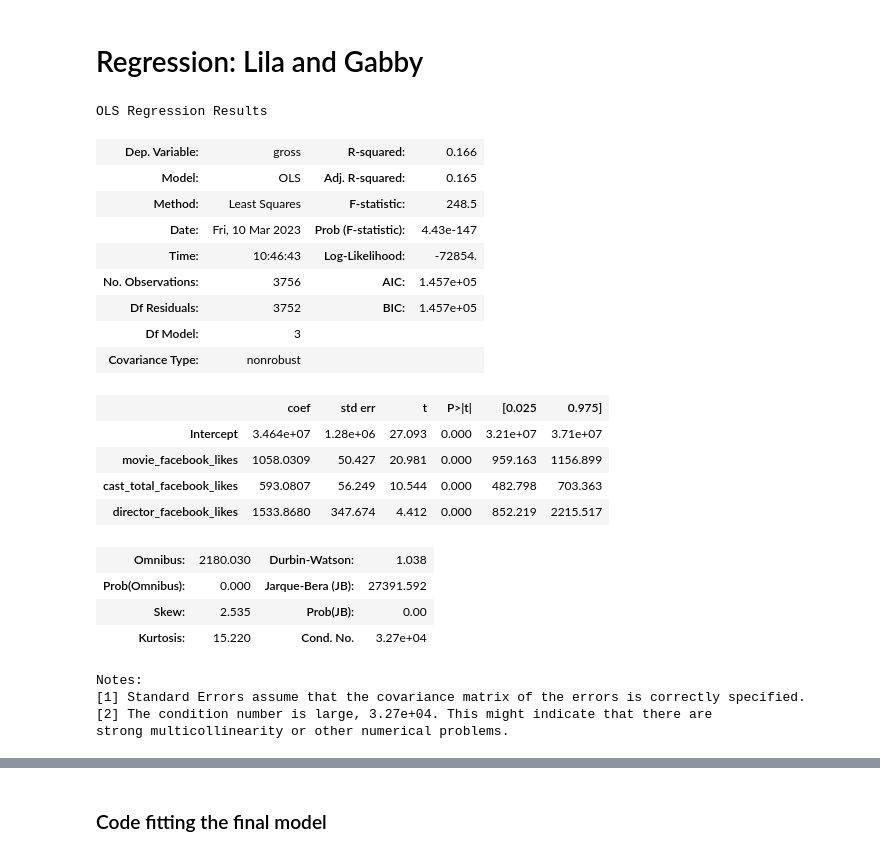
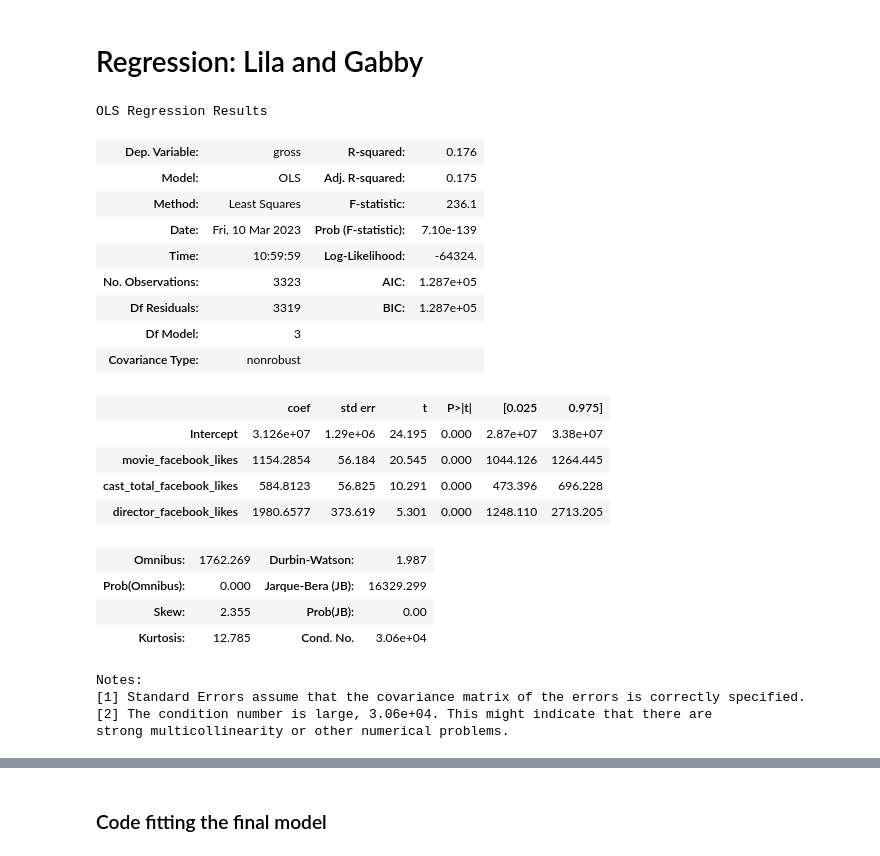
Before and after one commit to kennyeon/Too-Pullz-Project, a Jupyter notebook: Project Code Template.ipynb, the cells around one changed output, grey strips where cells are left out. Saved outputs shown, nothing was run; the diff lists cells and outputs as text; code cells hidden in the pictures.

```diff
--- a/Project Code Template.ipynb
+++ b/Project Code Template.ipynb
@@ -175,0 +200,3 @@ print(vif_data)
+# %%
+cut_bins = [0, 114, 122, 134, 511]
+movies['binned_dur'] = pd.cut(movies['duration'], bins=cut_bins)
@@ -179,31 +248,38 @@ print(vif_data)
 Put code with comments. The comments should explain the code such that it can be easily understood. You may put text *(in a markdown cell)* before a large chunk of code to explain the overall purpose of the code, if it is not intuitive. **Put the name of the person / persons who contributed to each code chunk / set of code chunks.**
 # %% [markdown]
 # Regression: Lila and Gabby
+# %%
+np.random.seed(2)
+
+# 80% to be training
+train = movies.sample(round(movies.shape[0]*.8))
+# drop the train data from the test df
+test = movies.drop(train.index)
 # %%
 # Model attempt 1: a model of gross and facebook likes
-model = smf.ols('gross~movie_facebook_likes+cast_total_facebook_likes+director_facebook_likes', data=movies).fit()
+model = smf.ols('gross~movie_facebook_likes+cast_total_facebook_likes+director_facebook_likes', data=train).fit()
 model.summary()
 # %% [output]
 OLS Regression Results
-| Dep. Variable: | gross | R-squared: | 0.166 |
-| Model: | OLS | Adj. R-squared: | 0.165 |
-| Method: | Least Squares | F-statistic: | 248.5 |
-| Date: | Fri, 10 Mar 2023 | Prob (F-statistic): | 4.43e-147 |
-| Time: | 10:46:43 | Log-Likelihood: | -72854. |
-| No. Observations: | 3756 | AIC: | 1.457e+05 |
-| Df Residuals: | 3752 | BIC: | 1.457e+05 |
+| Dep. Variable: | gross | R-squared: | 0.176 |
+| Model: | OLS | Adj. R-squared: | 0.175 |
+| Method: | Least Squares | F-statistic: | 236.1 |
+| Date: | Fri, 10 Mar 2023 | Prob (F-statistic): | 7.10e-139 |
+| Time: | 10:59:59 | Log-Likelihood: | -64324. |
+| No. Observations: | 3323 | AIC: | 1.287e+05 |
+| Df Residuals: | 3319 | BIC: | 1.287e+05 |
 | Df Model: | 3 |  |  |
 | Covariance Type: | nonrobust |  |  |
 |  | coef | std err | t | P>|t| | [0.025 | 0.975] |
-| Intercept | 3.464e+07 | 1.28e+06 | 27.093 | 0.000 | 3.21e+07 | 3.71e+07 |
-| movie_facebook_likes | 1058.0309 | 50.427 | 20.981 | 0.000 | 959.163 | 1156.899 |
-| cast_total_facebook_likes | 593.0807 | 56.249 | 10.544 | 0.000 | 482.798 | 703.363 |
-| director_facebook_likes | 1533.8680 | 347.674 | 4.412 | 0.000 | 852.219 | 2215.517 |
+| Intercept | 3.126e+07 | 1.29e+06 | 24.195 | 0.000 | 2.87e+07 | 3.38e+07 |
+| movie_facebook_likes | 1154.2854 | 56.184 | 20.545 | 0.000 | 1044.126 | 1264.445 |
+| cast_total_facebook_likes | 584.8123 | 56.825 | 10.291 | 0.000 | 473.396 | 696.228 |
+| director_facebook_likes | 1980.6577 | 373.619 | 5.301 | 0.000 | 1248.110 | 2713.205 |
-| Omnibus: | 2180.030 | Durbin-Watson: | 1.038 |
-| Prob(Omnibus): | 0.000 | Jarque-Bera (JB): | 27391.592 |
-| Skew: | 2.535 | Prob(JB): | 0.00 |
-| Kurtosis: | 15.220 | Cond. No. | 3.27e+04 |
+| Omnibus: | 1762.269 | Durbin-Watson: | 1.987 |
+| Prob(Omnibus): | 0.000 | Jarque-Bera (JB): | 16329.299 |
+| Skew: | 2.355 | Prob(JB): | 0.00 |
+| Kurtosis: | 12.785 | Cond. No. | 3.06e+04 |
 Notes:
 [1] Standard Errors assume that the covariance matrix of the errors is correctly specified.
-[2] The condition number is large, 3.27e+04. This might indicate that there are
+[2] The condition number is large, 3.06e+04. This might indicate that there are
 strong multicollinearity or other numerical problems.
```
Also changed, not shown: parts of 12 cells of this notebook.
